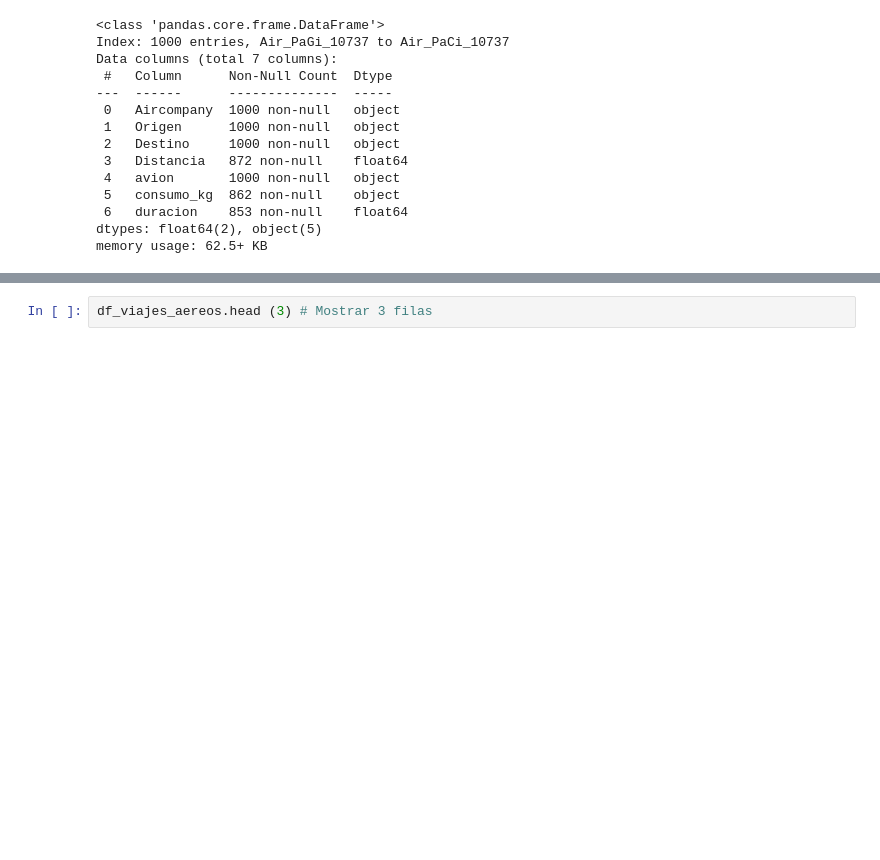
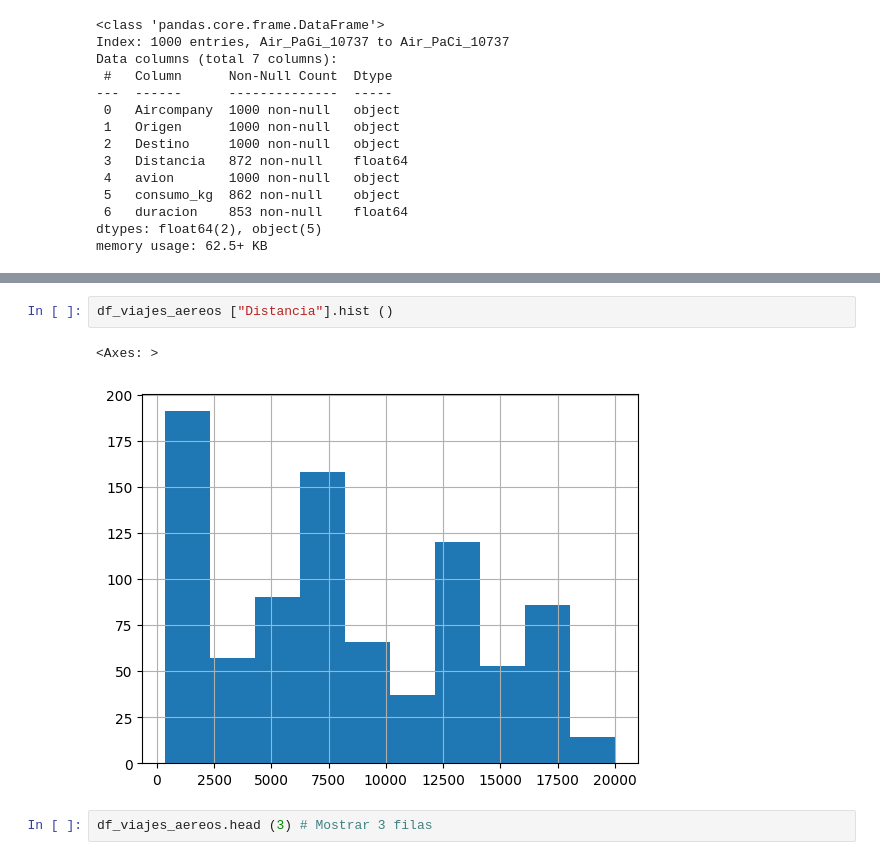
Before and after one commit to mankolepanto/ONLINE_DS_THEBRIDGE_-Jorge_Pobla-, a Jupyter notebook: Sprint_4/Practica_Obligatoria_2/18_Practica_Obligatoria_Pandas_II.ipynb, the cells around one changed output, grey strips where cells are left out. Cells and saved outputs as stored; diff of their text form; blank space fills up the shorter version.

```diff
--- a/Sprint_4/Practica_Obligatoria_2/18_Practica_Obligatoria_Pandas_II.ipynb
+++ b/Sprint_4/Practica_Obligatoria_2/18_Practica_Obligatoria_Pandas_II.ipynb
@@ -54,3 +66,8 @@ memory usage: 62.5+ KB
+# %%
+df_viajes_aereos ["Distancia"].hist ()
+# %% [output]
+<Axes: >
+[figure, added]
 # %%
 df_viajes_aereos.head (3) # Mostrar 3 filas
 # %% [output]
```
Also changed, not shown: parts of 2 cells of this notebook, 1 other file.
